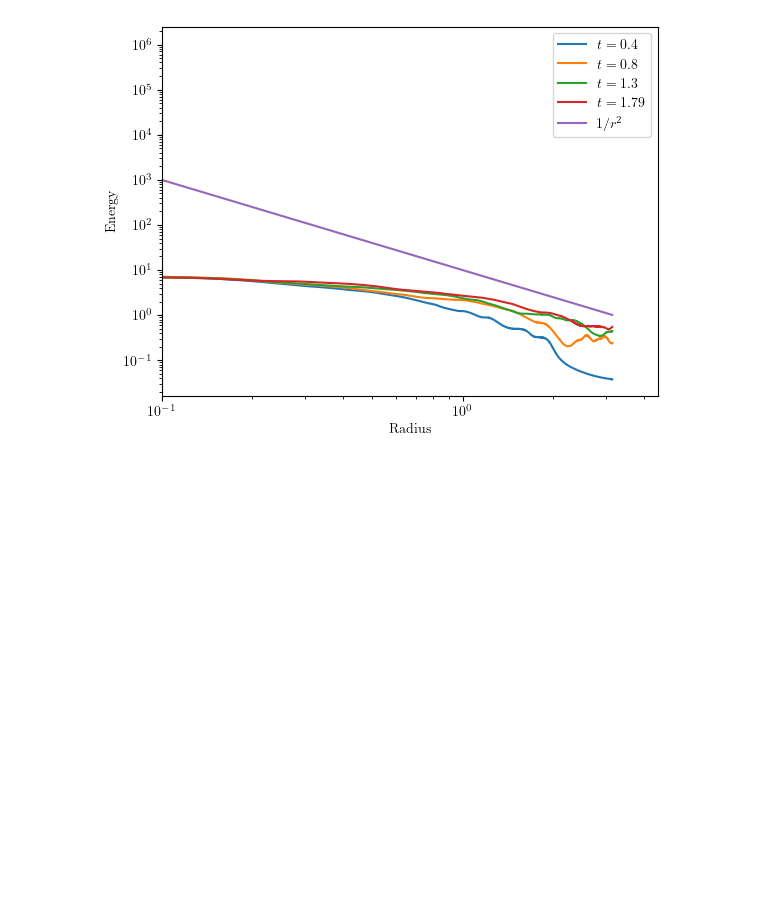
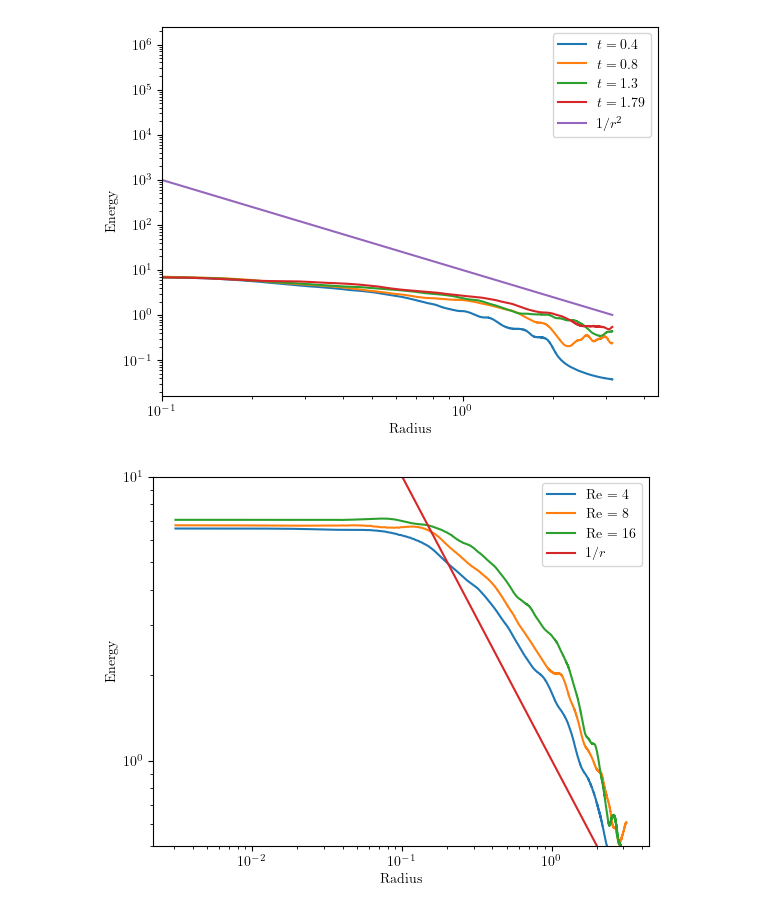
Before and after one commit to victorballester7/final-master-thesis, a Jupyter notebook: data/niceplots.ipynb, the cells around one changed output. Saved outputs shown, nothing was run; the diff lists cells and outputs as text; code cells hidden in the pictures; blank space fills up the shorter version.

```diff
--- a/data/niceplots.ipynb
+++ b/data/niceplots.ipynb
@@ -104,6 +104,70 @@ plt.savefig(
     bbox_inches='tight')
 # %% [output]
 [figure]
+# %%
+plt.rc('text', usetex=True)
+plt.rc('font', family='serif')
+
+problem = 'embarrassed_2DNS'
+kdn = '02-kdn16'
+quantity = 'Energy'
+# quantity = 'Enstrophy'
+
+tests = ['test4', 'test5', 'test6']
+labels = ['Re = 4', 'Re = 8', 'Re = 16']
+time = '175'
+domain = 2048
+
+fig, ax = plt.subplots()
+
+data = []
+for test in tests:
+    data.append(
+        read_data(
+            './' +
+            problem +
+            '/' +
+            kdn +
+            '/' +
+            test +
+            '/' +
+            quantity +
+            '.' + time + '.txt'))
+
+
+
+
+for i in range(len(data)):
+    data[i][:, 0] = np.arange(0, len(data[i][:, 0])) + 1
+    data[i][:, 0] *= (2 * np.pi / domain)
+    ax.plot(data[i][:, 0], data[i][:, 1], label=labels[i])
+
+data_x = (np.arange(0, len(data[0][:, 0])) + 1) * (2 * np.pi / domain)
+data_y = 1 / data_x
+ax.plot(data_x, data_y, label='$1/r$')
+
+ax.legend()
+
+ax.loglog()
+
+# decorations
+ax.set_xlabel('Radius')
+ax.set_ylabel('Energy')
+
+# ax.set_xlim(0.1, 4)
+ax.set_ylim(0.5,10)
+
+plt.savefig(
+    '../images/' +
+    problem +
+    '/' +
+    kdn +
+    '/' +
+    quantity +
+    '.' + time +'.pdf',
+    bbox_inches='tight')
+# %% [output]
+[figure, added]
 # %%
 plt.rc('text', usetex=True)
 plt.rc('font', family='serif')
```
Also changed, not shown: parts of 1 cell of this notebook, 29 other files.
